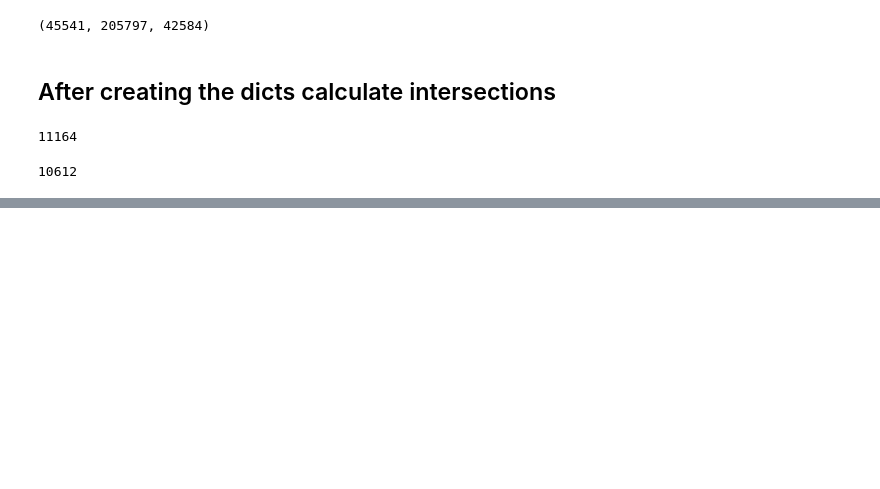
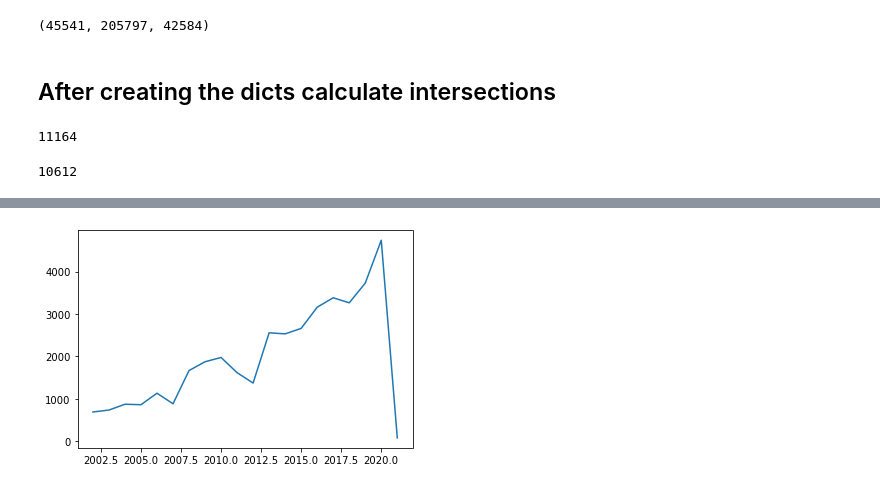
Before and after one commit to gino-serpa/southamerica, a Jupyter notebook: swl for analyzing data example.ipynb, the cells around one changed output, grey strips where cells are left out. Drawn from its saved outputs; the diff is of its cells as text; code cells hidden in the pictures; blank space fills up the shorter version.

```diff
--- a/swl for analyzing data example.ipynb
+++ b/swl for analyzing data example.ipynb
@@ -128,3 +151,7 @@ len(intersection_2)
   <li>Graphs by topic (for now just keyboards, would be lots of work to do proper topic modeling...maybe)</li>
 </ol>
 </h2>
+# %%
+swl.plot_output_time(papers_ew)
+# %% [output]
+[figure, added]
```
Also changed, not shown: parts of 10 cells of this notebook.
